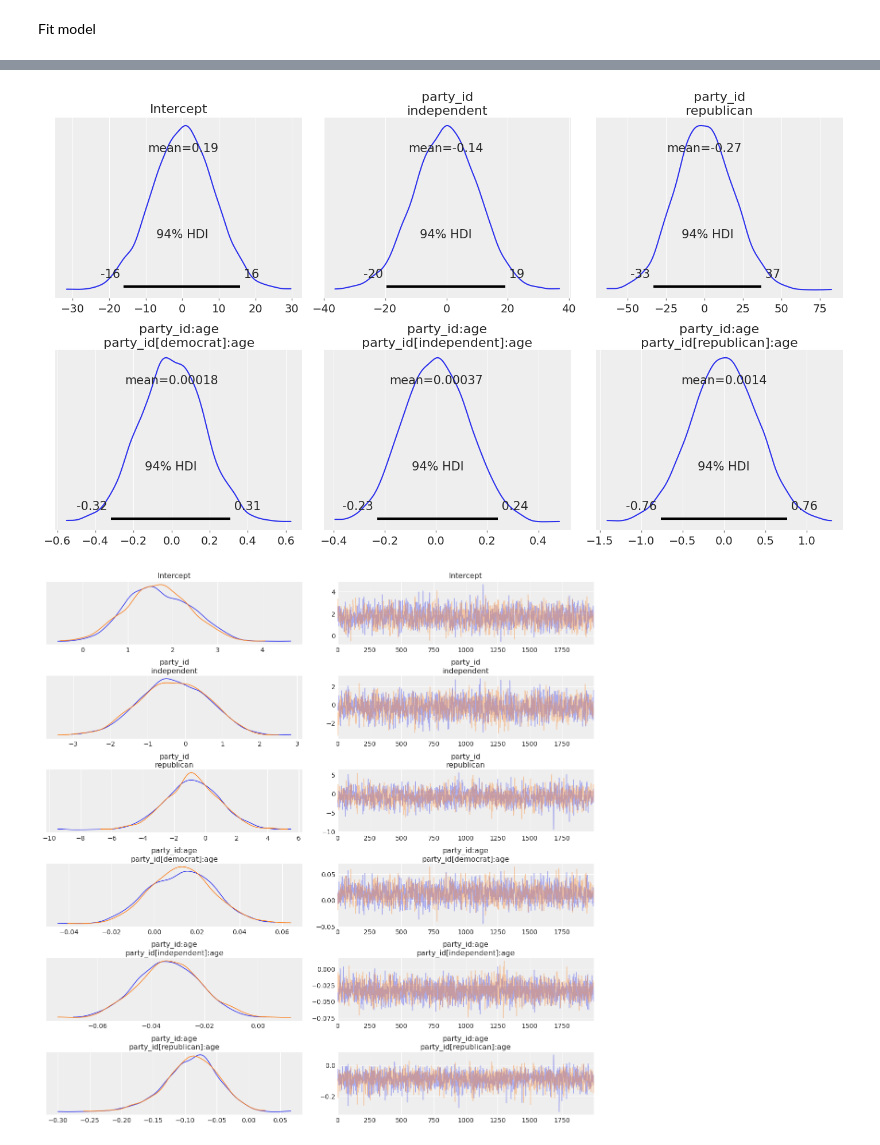
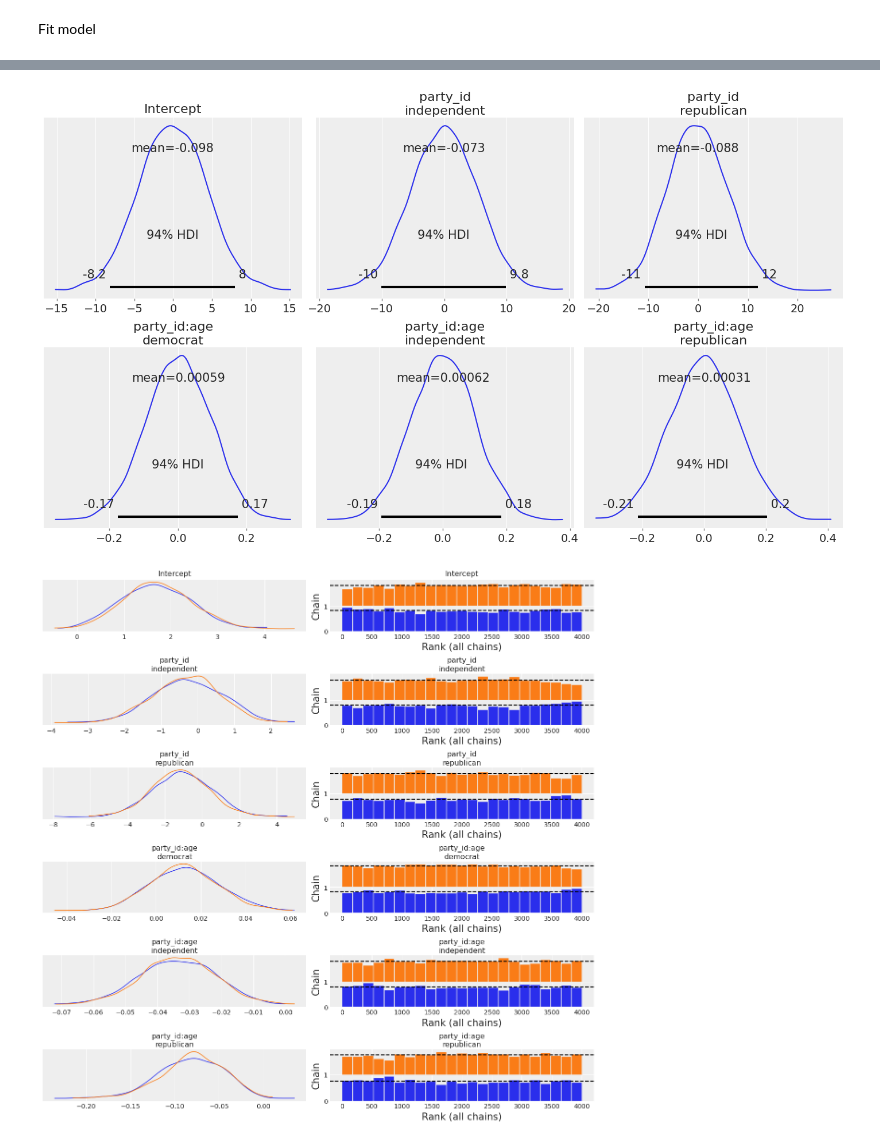
Before and after one commit to bambinos/paper, a Jupyter notebook: 02_logistic_regression.ipynb, the cells around one changed output, grey strips where cells are left out. Cells and saved outputs as stored; diff of their text form; code cells hidden in the pictures.

```diff
--- a/02_logistic_regression.ipynb
+++ b/02_logistic_regression.ipynb
@@ -16,7 +14,7 @@ np.random.seed(1234)
 # %% [markdown]
 Read data
 # %%
-data = pd.read_csv('data/ANES_2016_pilot.csv')
+data = bmb.load_data("ANES")
 print(data.shape)
 data.head()
 # %% [output]
@@ -44,11 +42,6 @@ clinton_data.head()
 # %% [markdown]
 Fit model
 # %%
-clinton_model = bmb.Model(clinton_data)
-clinton_fitted = clinton_model.fit(
-    "vote['clinton'] ~ party_id + party_id:age",
-    family="bernoulli",
-    tune=2000,
-    draws=2000
-)
+model = bmb.Model("vote[clinton] ~ party_id + party_id:age", clinton_data, family="bernoulli")
+model
 # %% [output]
@@ -66,0 +57,2 @@ Sampling 2 chains for 2_000 tune and 2_000 draw iterations (4_000 + 4_000 draws
+# %%
+idata = model.fit(tune=2000, draws=2000)
@@ -67,12 +67,12 @@ Sampling 2 chains for 2_000 tune and 2_000 draw iterations (4_000 + 4_000 draws
 # %%
-clinton_model.plot_priors(figsize = (14, 8));
+model.plot_priors(figsize = (14, 8));
 plt.savefig("imgs/clinton_prior.png")
 # %% [output]
-[figure, old version]
+[figure, new version]
 # %%
-az.plot_trace(clinton_fitted, compact=False);
+az.plot_trace(idata, compact=False, kind="rank_bars");
 plt.savefig("imgs/clinton_posterior.png")
 # %% [output]
-[figure, old version]
+[figure, new version]
 # %%
 # We need to automatically add labels to InferenceData object to recover this by_label selection
```
Also changed, not shown: parts of 11 cells of this notebook, 11 other files.
